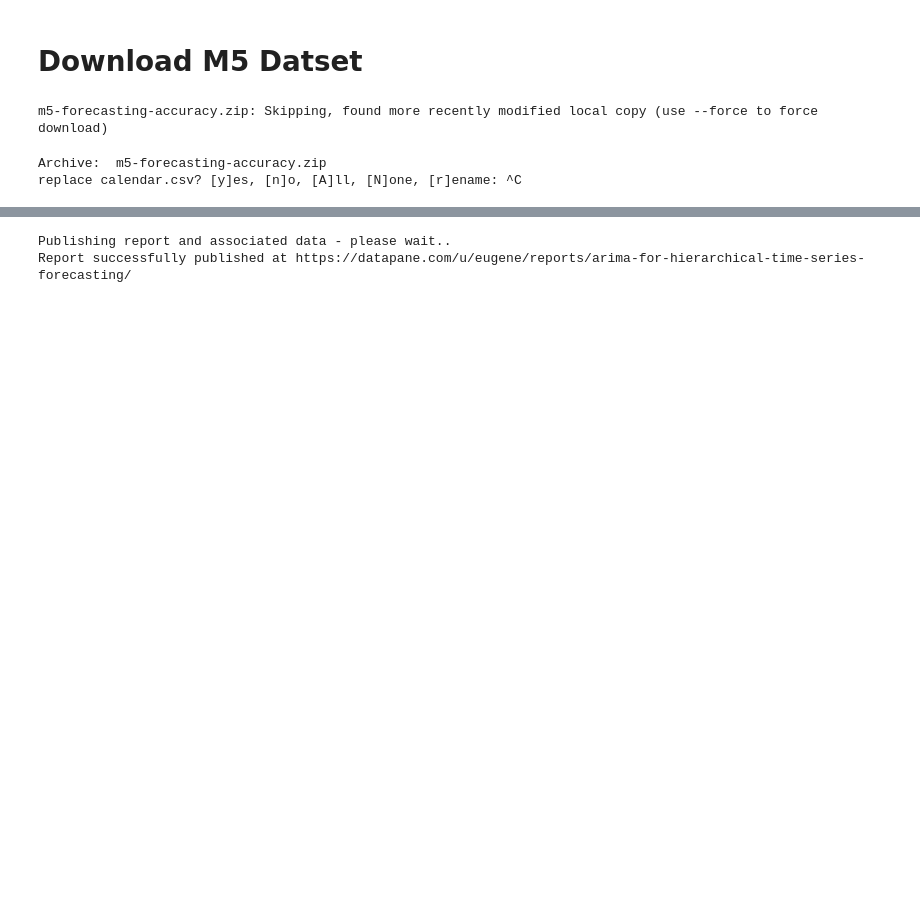
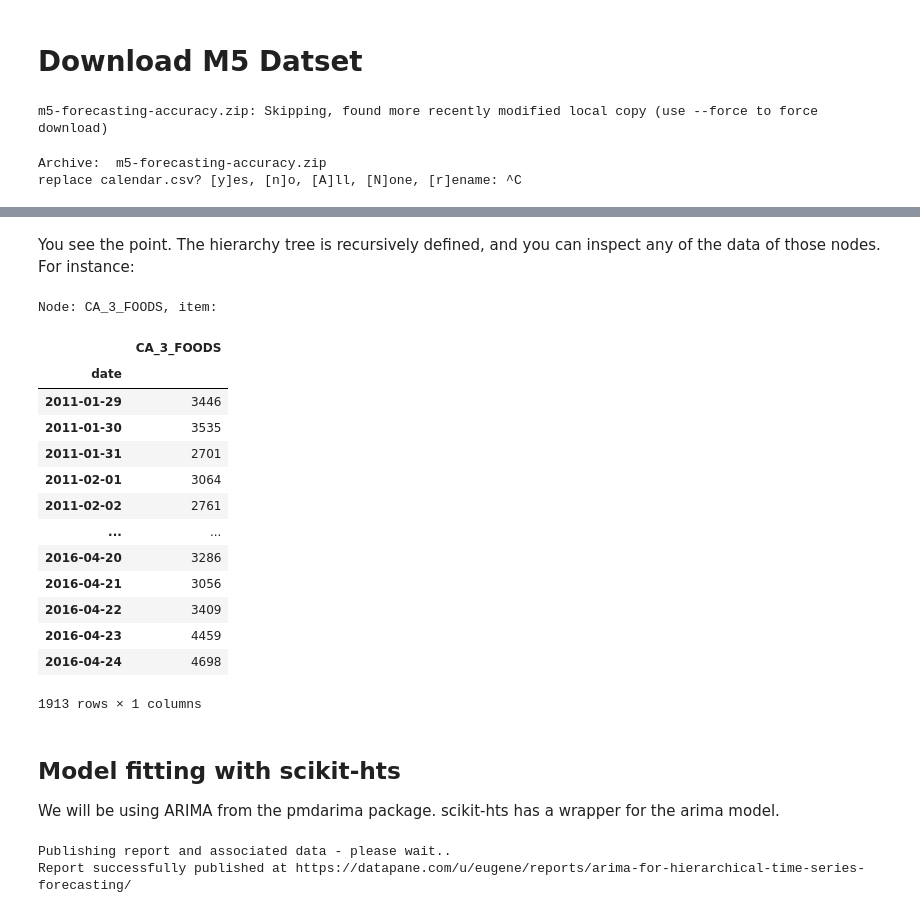
Before and after one commit to eugeneteoh/Medium-Notebooks, a Jupyter notebook: arima_hierarchical/arima_hierarchical.ipynb, the cells around one changed output, grey strips where cells are left out. Cells and saved outputs as stored; diff of their text form; code cells hidden in the pictures; blank space fills up the shorter version.

Commit message:
Update arima

```diff
--- a/arima_hierarchical/arima_hierarchical.ipynb
+++ b/arima_hierarchical/arima_hierarchical.ipynb
@@ -180,0 +148,9 @@ Best SARIMA{'D': 1, 'P': 1, 'Q': 0, 'd': 2, 'm': 7, 'p': 2, 'q': 1, 't': 'ct'} M
+# %%
+from hts.hierarchy import HierarchyTree
+
+ht = HierarchyTree.from_nodes(nodes=hierarchy, df=df)
+
+# print(f'Root node: key: {ht.key}, children: {[k.key for k in ht.children]}')
+
+# for child in ht.children:
+#     print(f'{child.key} node\'s children: {[c.key for c in child]} ')
@@ -180,0 +163,25 @@ Best SARIMA{'D': 1, 'P': 1, 'Q': 0, 'd': 2, 'm': 7, 'p': 2, 'q': 1, 't': 'ct'} M
+# %% [markdown]
+You see the point. The hierarchy tree is recursively defined, and you can inspect any of the data of those nodes. For instance:
+# %%
+# observe the recursive structure
+print(f'Node: {ht.children[0].children[2].children[2].key}, item: ')
+ht.children[0].children[2].children[2].item
+# %% [output]
+Node: CA_3_FOODS, item:
+|  | CA_3_FOODS |
+| date |  |
+| 2011-01-29 | 3446 |
+| 2011-01-30 | 3535 |
+| 2011-01-31 | 2701 |
+| 2011-02-01 | 3064 |
+| 2011-02-02 | 2761 |
+| ... | ... |
+| 2016-04-20 | 3286 |
+| 2016-04-21 | 3056 |
+| 2016-04-22 | 3409 |
+| 2016-04-23 | 4459 |
+| 2016-04-24 | 4698 |
+1913 rows × 1 columns
+# %% [markdown]
+## Model fitting with scikit-hts
+We will be using ARIMA from the pmdarima package. scikit-hts has a wrapper for the arima model.
```
Also changed, not shown: parts of 28 cells of this notebook.
